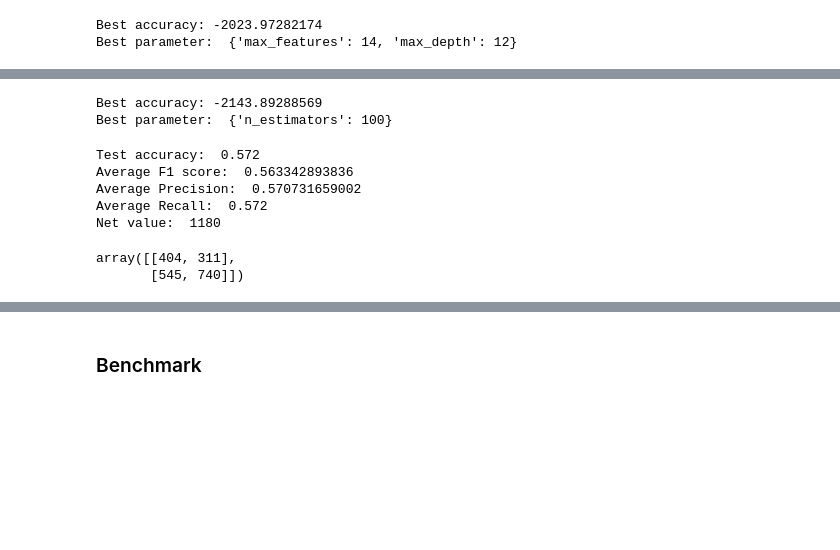
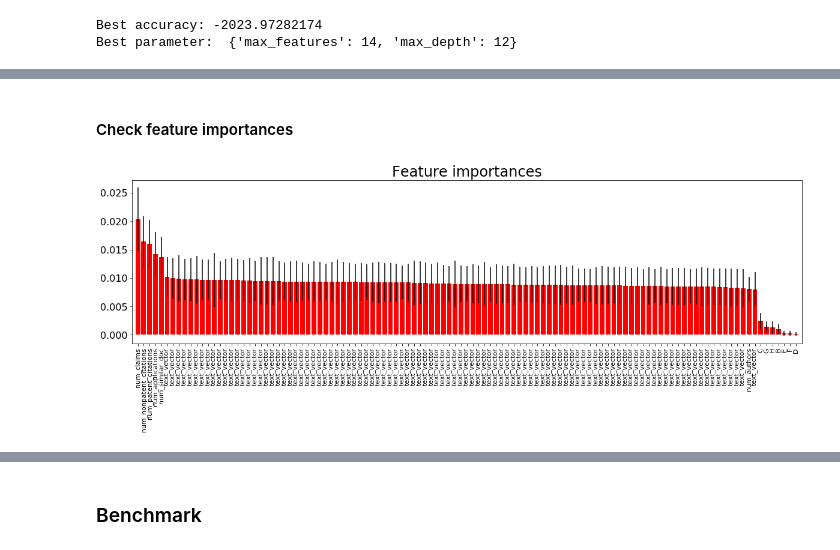
Before and after one commit to JY2014/PatentEvaluation, a Jupyter notebook: combined_nontext_word2vec.ipynb, the cells around one changed output, grey strips where cells are left out. Cells and saved outputs as stored; diff of their text form; code cells hidden in the pictures; blank space fills up the shorter version.

Commit message:
convert back to the best model, check feature importance

```diff
--- a/combined_nontext_word2vec.ipynb
+++ b/combined_nontext_word2vec.ipynb
@@ -387,29 +378,32 @@ grid_model = grid_model.fit(x_train_std, y_train_sub)
-# %%
-# check results
-print "Best accuracy:", grid_model.best_score_
-print "Best parameter: ", grid_model.best_params_
-# %% [output]
-Best accuracy: -2143.89288569
-Best parameter:  {'n_estimators': 100}
-# %%
-# check confusion matrix
-best_rf = grid_model.best_estimator_
-best_rf.fit(x_train_std, y_train_sub)
-
-y_pred = best_rf.predict(x_test_std)
-
-# model performance
-print "Test accuracy: ", np.mean(y_pred == y_test)
-print "Average F1 score: ", average_f1_score(y_pred, y_test)
-print "Average Precision: ", average_precision(y_pred, y_test)
-print "Average Recall: ", average_recall(y_pred, y_test)
-print "Net value: ", my_loss_func(y_test, y_pred)
-metrics.confusion_matrix(y_test, y_pred)
-# %% [output]
-Test accuracy:  0.572
-Average F1 score:  0.563342893836
-Average Precision:  0.570731659002
-Average Recall:  0.572
-Net value:  1180
-array([[404, 311],
-       [545, 740]])
+# %% [markdown]
+#### Check feature importances
+# %%
+# labels of predictors
+text_vector = np.asarray(['text_vector']*100)
+predictor_labels = np.concatenate([np.asarray(patents.columns[2:15]), text_vector],
+                                  axis = 0)
+# %%
+# plot feature importance
+importances = best_rf.feature_importances_
+std = np.std([tree.feature_importances_ for tree in best_rf.estimators_],
+             axis=0)
+indices = np.argsort(importances)[::-1]
+
+# # Print the feature ranking
+# print("Feature ranking:")
+
+# for f in range(x_train_std.shape[1]):
+#     print(predictor_labels[indices[f]], importances[indices[f]])
+
+# Plot the feature importances of the RF model
+matplotlib.rcParams['font.size'] = 16
+plt.figure(figsize = (20, 5))
+plt.title("Feature importances", fontsize = 24)
+plt.bar(range(x_train_std.shape[1]), importances[indices],
+       color="r", yerr=std[indices], align="center")
+plt.xticks(range(x_train_std.shape[1]), predictor_labels[indices],
+           rotation = 90, fontsize = 11)
+plt.xlim([-1, x_train_std.shape[1]])
+plt.show()
+# %% [output]
+[figure, added]
```
Also changed, not shown: parts of 8 cells of this notebook.
